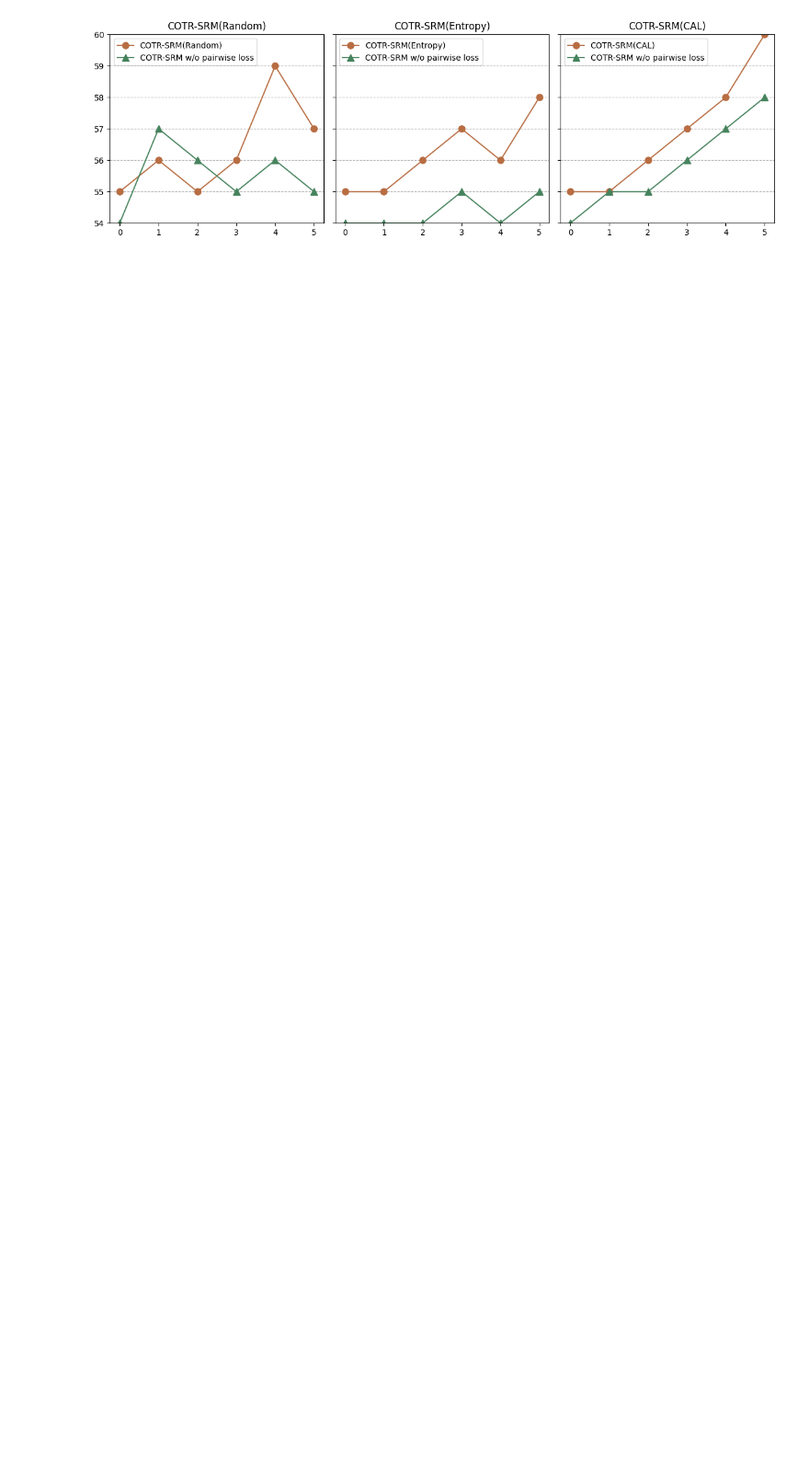
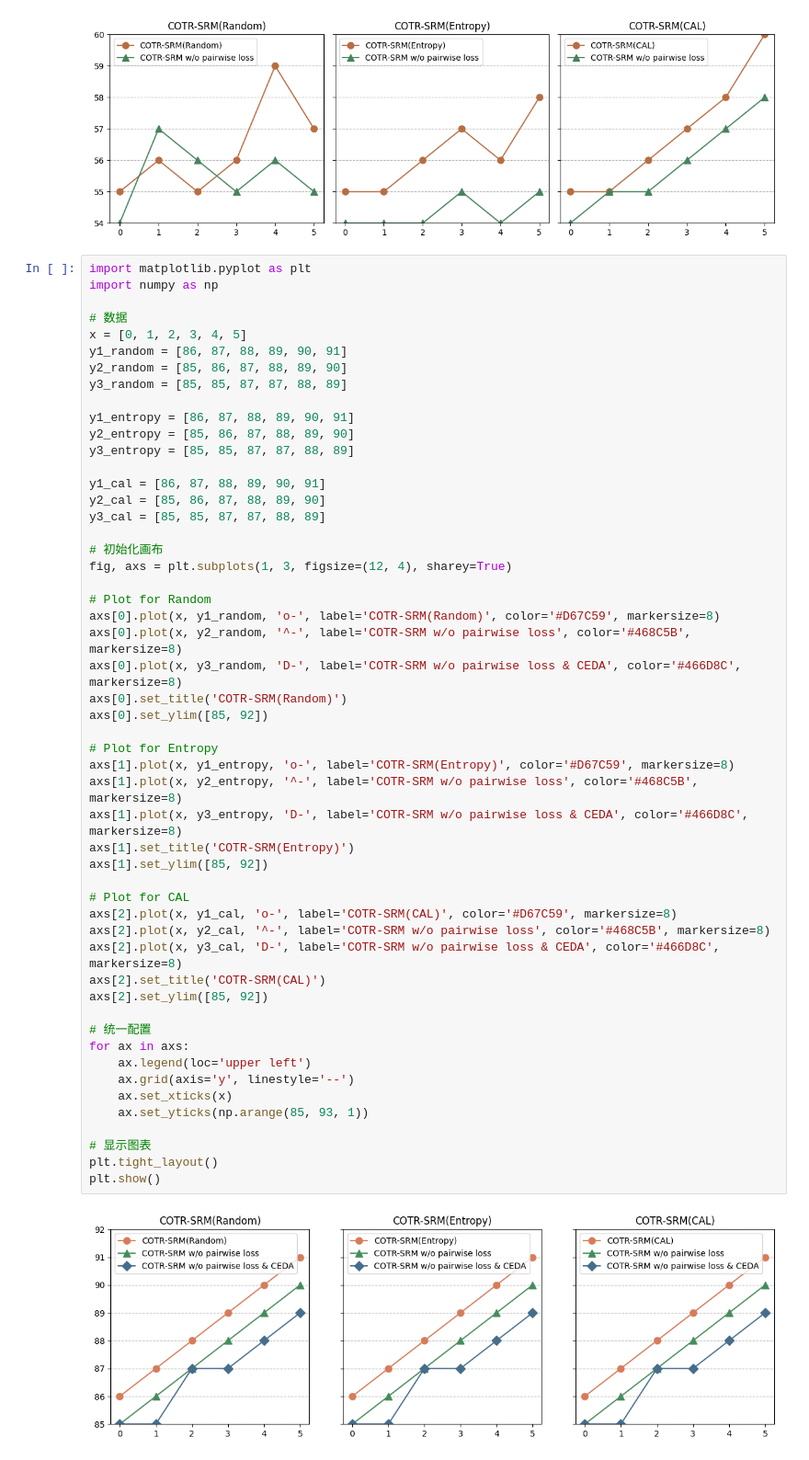
Before and after one commit to cx9941/COTR, a Jupyter notebook: appendix/plot.ipynb, the cells around one changed output. Shown: that part at 92% size. Saved outputs shown, nothing was run; the diff lists cells and outputs as text; blank space fills up the shorter version.

```diff
--- a/appendix/plot.ipynb
+++ b/appendix/plot.ipynb
@@ -46,3 +46,57 @@ plt.tight_layout()
 plt.show()
 # %% [output]
 [figure]
+# %%
+import matplotlib.pyplot as plt
+import numpy as np
+
+# 数据
+x = [0, 1, 2, 3, 4, 5]
+y1_random = [86, 87, 88, 89, 90, 91]
+y2_random = [85, 86, 87, 88, 89, 90]
+y3_random = [85, 85, 87, 87, 88, 89]
+
+y1_entropy = [86, 87, 88, 89, 90, 91]
+y2_entropy = [85, 86, 87, 88, 89, 90]
+y3_entropy = [85, 85, 87, 87, 88, 89]
+
+y1_cal = [86, 87, 88, 89, 90, 91]
+y2_cal = [85, 86, 87, 88, 89, 90]
+y3_cal = [85, 85, 87, 87, 88, 89]
+
+# 初始化画布
+fig, axs = plt.subplots(1, 3, figsize=(12, 4), sharey=True)
+
+# Plot for Random
+axs[0].plot(x, y1_random, 'o-', label='COTR-SRM(Random)', color='#D67C59', markersize=8)
+axs[0].plot(x, y2_random, '^-', label='COTR-SRM w/o pairwise loss', color='#468C5B', markersize=8)
+axs[0].plot(x, y3_random, 'D-', label='COTR-SRM w/o pairwise loss & CEDA', color='#466D8C', markersize=8)
+axs[0].set_title('COTR-SRM(Random)')
+axs[0].set_ylim([85, 92])
+
+# Plot for Entropy
+axs[1].plot(x, y1_entropy, 'o-', label='COTR-SRM(Entropy)', color='#D67C59', markersize=8)
+axs[1].plot(x, y2_entropy, '^-', label='COTR-SRM w/o pairwise loss', color='#468C5B', markersize=8)
+axs[1].plot(x, y3_entropy, 'D-', label='COTR-SRM w/o pairwise loss & CEDA', color='#466D8C', markersize=8)
+axs[1].set_title('COTR-SRM(Entropy)')
+axs[1].set_ylim([85, 92])
+
+# Plot for CAL
+axs[2].plot(x, y1_cal, 'o-', label='COTR-SRM(CAL)', color='#D67C59', markersize=8)
+axs[2].plot(x, y2_cal, '^-', label='COTR-SRM w/o pairwise loss', color='#468C5B', markersize=8)
+axs[2].plot(x, y3_cal, 'D-', label='COTR-SRM w/o pairwise loss & CEDA', color='#466D8C', markersize=8)
+axs[2].set_title('COTR-SRM(CAL)')
+axs[2].set_ylim([85, 92])
+
+# 统一配置
+for ax in axs:
+    ax.legend(loc='upper left')
+    ax.grid(axis='y', linestyle='--')
+    ax.set_xticks(x)
+    ax.set_yticks(np.arange(85, 93, 1))
+
+# 显示图表
+plt.tight_layout()
+plt.show()
+# %% [output]
+[figure, added]
```
